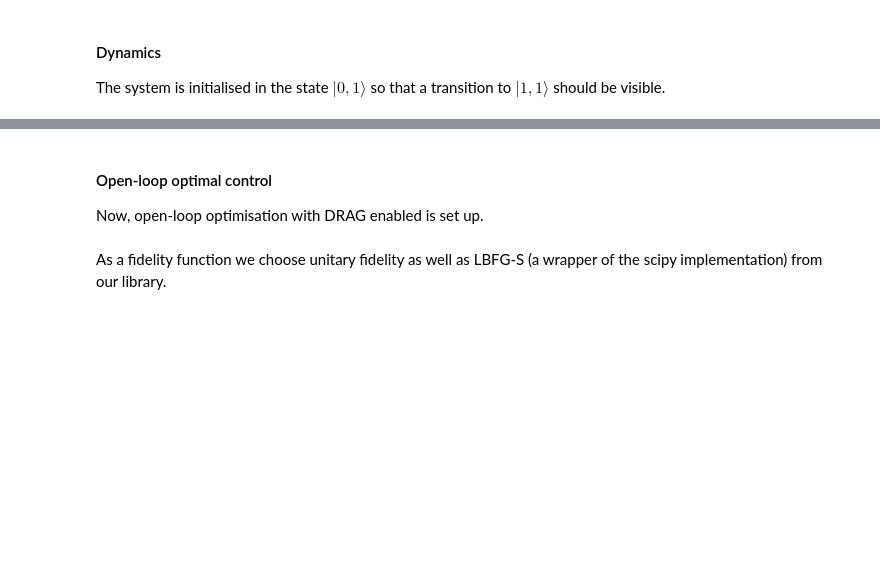
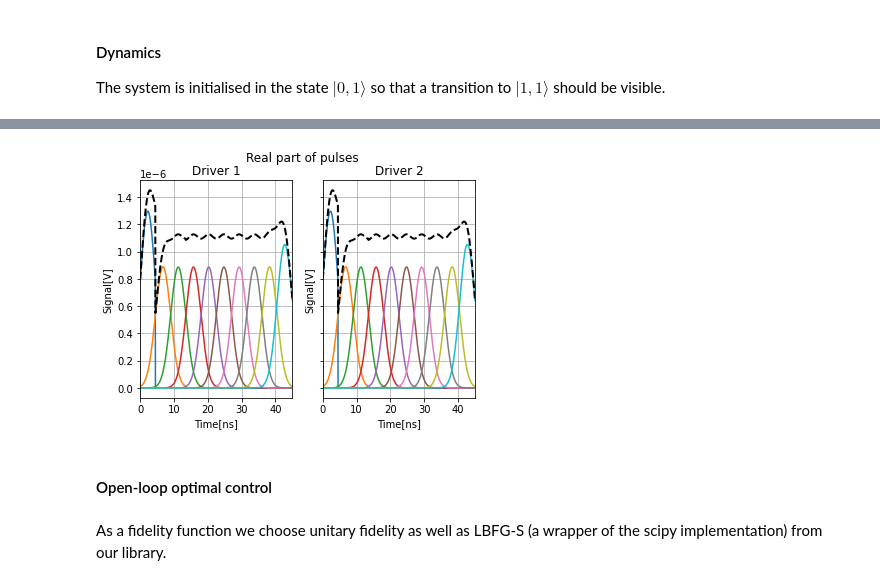
Before and after one commit to YonatanGideoni/c3, a Jupyter notebook: playground/two_qubit_entangling_gate_guass.ipynb, the cells around one changed output, grey strips where cells are left out. Cells and saved outputs as stored; diff of their text form; code cells hidden in the pictures; blank space fills up the shorter version.

```diff
--- a/playground/two_qubit_entangling_gate_guass.ipynb
+++ b/playground/two_qubit_entangling_gate_guass.ipynb
@@ -276,19 +277,30 @@ cnot12 = gates.Instruction(
         [0, 0, 1, 0]
     ])
 )
-
-cnot12.add_component(carr_2Q_1, "d1")
-cnot12.add_component(carr_2Q_2, "d2")
-cnot12.comps["d1"]["carrier"].params["framechange"].set_value(
-    (-sideband * t_final) * 2 * np.pi % (2 * np.pi)
-)
-
-for drive_line, envs in sig_envelopes.items():
-    for env in envs:
-        cnot12.add_component(env, drive_line)
+# %%
+# CZ controlled by qubit 1
+cz = gates.Instruction(
+    name="cz", targets=[0, 1], t_start=0.0, t_end=t_final, channels=["d1", "d2"],
+    ideal=np.array([
+        [1, 0, 0, 0],
+        [0, 1, 0, 0],
+        [0, 0, 1, 0],
+        [0, 0, 0, -1]
+    ])
+)
 # %%
-gate = cnot12
+gate = cz
 gate_name = gate.get_key()
+# %%
+gate.add_component(carr_2Q_1, "d1")
+gate.add_component(carr_2Q_2, "d2")
+gate.comps["d1"]["carrier"].params["framechange"].set_value(
+    (-sideband * t_final) * 2 * np.pi % (2 * np.pi)
+)
+
+for drive_line, envs in sig_envelopes.items():
+    for env in envs:
+        gate.add_component(env, drive_line)
 # %% [markdown]
 #### The experiment
 All components are collected in the parameter map and the experiment is set up.
@@ -485,7 +484,9 @@ plot_controls(parameter_map, t_final, n_gaussians_per_q)
+# %%
+plot_signal(sig_envelopes, t_final)
+# %% [output]
+[figure, added]
 # %% [markdown]
 #### Open-loop optimal control
-
-Now, open-loop optimisation with DRAG enabled is set up.
 # %%
 opt_gates = [gate_name]
 exp.set_opt_gates(opt_gates)
```
Also changed, not shown: parts of 14 cells of this notebook.
